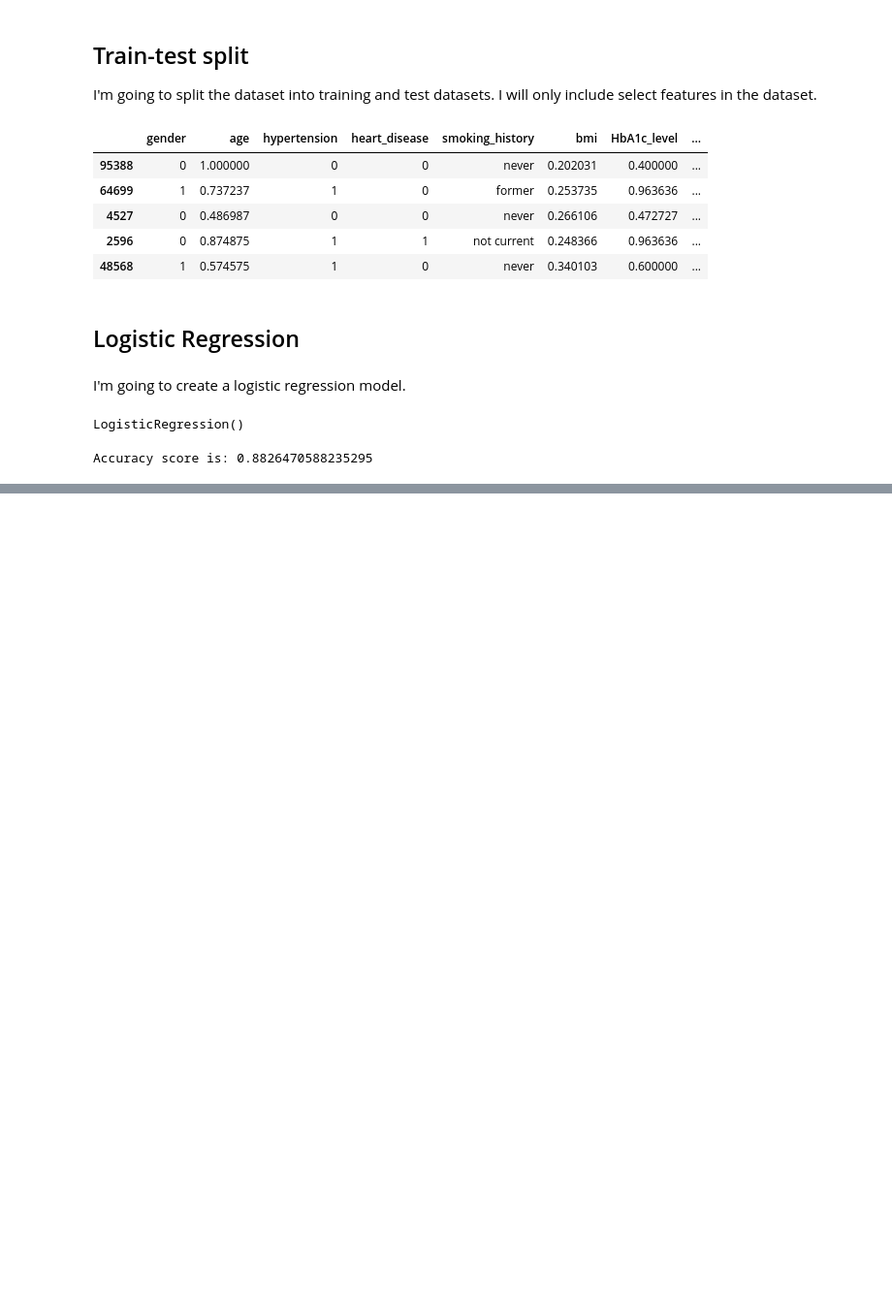
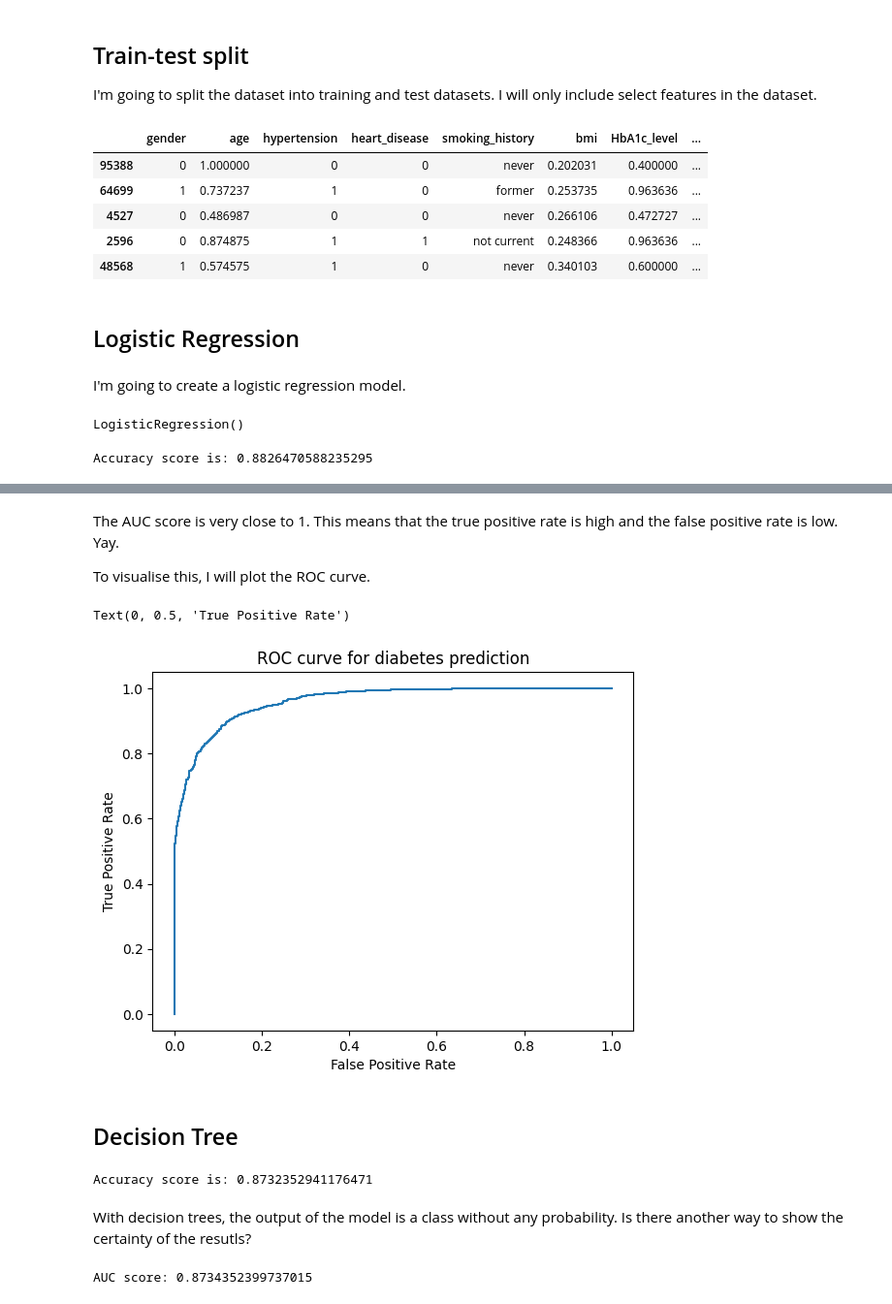
Before and after one commit to hannasophian/diabetes_prediction, a Jupyter notebook: project.ipynb, the cells around one changed output, grey strips where cells are left out. Shown at 97% size. Cells and saved outputs as stored; diff of their text form; code cells hidden in the pictures; blank space fills up the shorter version.

Commit message:
decision tree, comparison

```diff
--- a/project.ipynb
+++ b/project.ipynb
@@ -279,7 +279,7 @@ I'm going to create a logistic regression model.
 # %%
 from sklearn.linear_model import LogisticRegression
 logreg = LogisticRegression()
-logreg.fit(X_train, y_train)
+logreg.fit(X_train, y_train.values.ravel())
 # %% [output]
 LogisticRegression()
 # %%
@@ -289,3 +289,11 @@ from sklearn import metrics
 print('Accuracy score is:',metrics.accuracy_score(y_test, y_pred_class))
 # %% [output]
 Accuracy score is: 0.8826470588235295
+# %%
+from sklearn import metrics
+# Calculate the class probability
+y_pred_prob = logreg.predict_proba(X_test)[:, 1]
+print(X_test[0:10])
+
+auc_score = metrics.roc_auc_score(y_test.values.ravel(), y_pred_prob)
+print(f"AUC score: {auc_score}")
@@ -291,0 +318,33 @@ Accuracy score is: 0.8826470588235295
+# %% [markdown]
+The AUC score is very close to 1. This means that the true positive rate is high and the false positive rate is low. Yay.
+
+To visualise this, I will plot the ROC curve.
+# %%
+fpr_logreg, tpr_logreg, _ = metrics.roc_curve(y_test, y_pred_prob)
+fig = plt.plot(fpr_logreg, tpr_logreg,label='ROC curve (area = %0.2f)' % auc_score )
+plt.title('ROC curve for diabetes prediction')
+plt.xlabel('False Positive Rate')
+plt.ylabel('True Positive Rate')
+# %% [output]
+Text(0, 0.5, 'True Positive Rate')
+[figure, added]
+# %% [markdown]
+## Decision Tree
+# %%
+from sklearn.tree import DecisionTreeClassifier
+from sklearn import tree
+
+dtree = DecisionTreeClassifier()
+dtree = dtree.fit(X_train, y_train)
+y_pred_dtree = dtree.predict(X_test)
+print('Accuracy score is:', metrics.accuracy_score(y_test, y_pred_dtree))
+# %% [output]
+Accuracy score is: 0.8732352941176471
+# %% [markdown]
+With decision trees, the output of the model is a class without any probability. Is there another way to show the certainty of the resutls?
+# %%
+y_pred_prob_dtree = dtree.predict_proba(X_test)[:,1]
+auc_score_dtree = metrics.roc_auc_score(y_test.values.ravel(), y_pred_prob_dtree)
+print(f"AUC score: {auc_score_dtree}")
+# %% [output]
+AUC score: 0.8734352399737015
```
Also changed, not shown: parts of 3 cells of this notebook.
